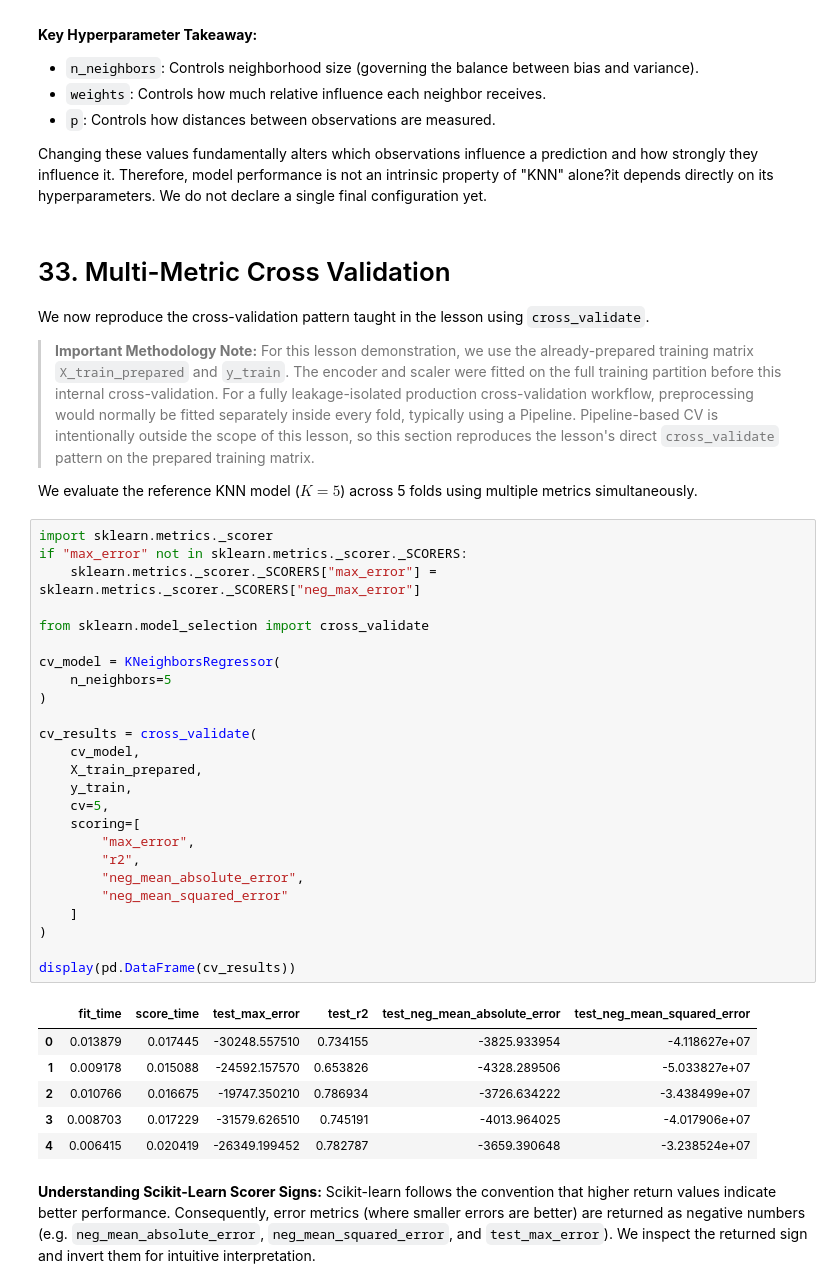
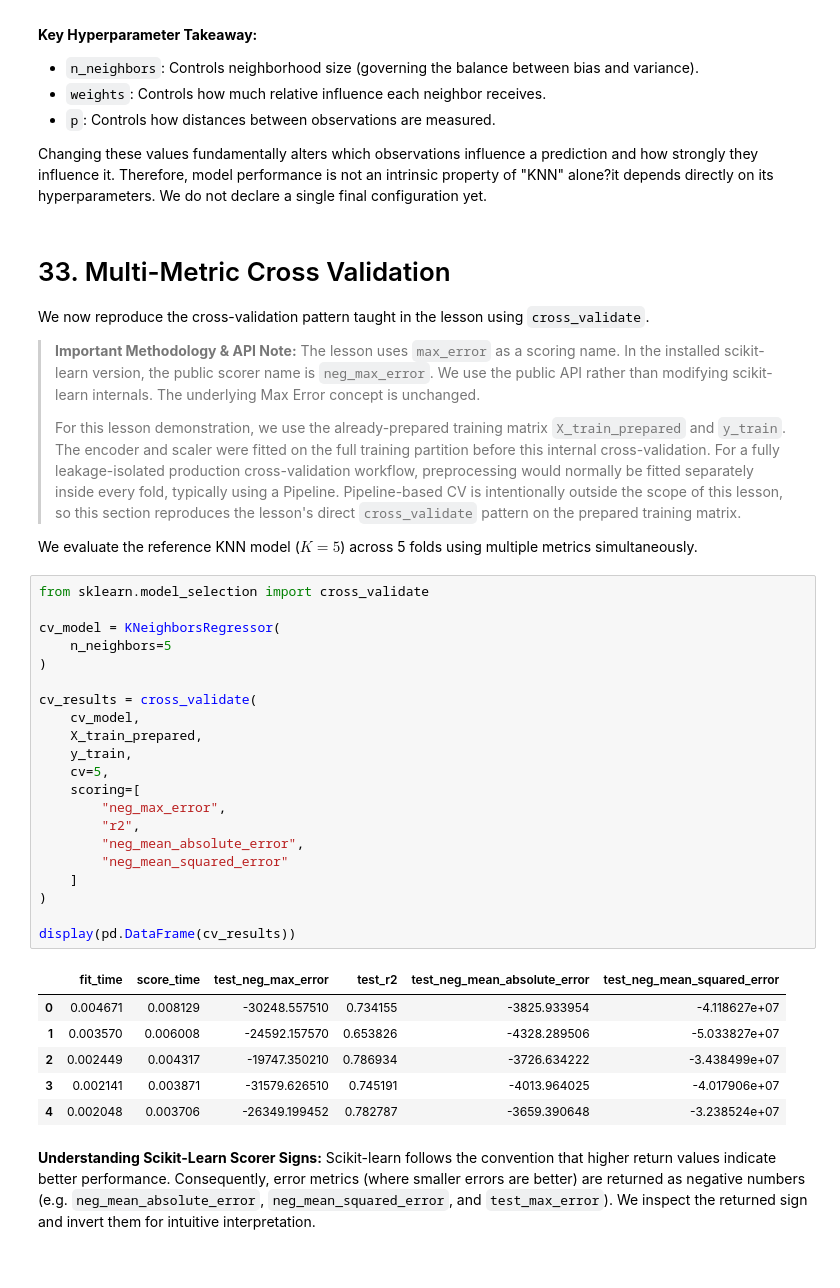
Before and after one commit to abed-dvp/insurance-model-performance-metrics, a Jupyter notebook: notebook.ipynb, the cells around one changed output. Cells and saved outputs as stored; diff of their text form.

```diff
--- a/notebook.ipynb
+++ b/notebook.ipynb
@@ -1228,44 +1227,42 @@ We do not declare a single final configuration yet.
 
 We now reproduce the cross-validation pattern taught in the lesson using `cross_validate`.
 
-> **Important Methodology Note:**
+> **Important Methodology & API Note:**
+> The lesson uses `max_error` as a scoring name. In the installed scikit-learn version, the public scorer name is `neg_max_error`. We use the public API rather than modifying scikit-learn internals. The underlying Max Error concept is unchanged.
+>
 > For this lesson demonstration, we use the already-prepared training matrix `X_train_prepared` and `y_train`.
 > The encoder and scaler were fitted on the full training partition before this internal cross-validation.
 > For a fully leakage-isolated production cross-validation workflow, preprocessing would normally be fitted separately inside every fold, typically using a Pipeline. Pipeline-based CV is intentionally outside the scope of this lesson, so this section reproduces the lesson's direct `cross_validate` pattern on the prepared training matrix.
 
 We evaluate the reference KNN model ($K=5$) across 5 folds using multiple metrics simultaneously.
 # %%
-import sklearn.metrics._scorer
-if "max_error" not in sklearn.metrics._scorer._SCORERS:
-    sklearn.metrics._scorer._SCORERS["max_error"] = sklearn.metrics._scorer._SCORERS["neg_max_error"]
-
 from sklearn.model_selection import cross_validate
 
 cv_model = KNeighborsRegressor(
     n_neighbors=5
 )
 
 cv_results = cross_validate(
     cv_model,
     X_train_prepared,
     y_train,
     cv=5,
     scoring=[
-        "max_error",
+        "neg_max_error",
         "r2",
         "neg_mean_absolute_error",
         "neg_mean_squared_error"
     ]
 )
 
 display(pd.DataFrame(cv_results))
 # %% [output]
-|  | fit_time | score_time | test_max_error | test_r2 | test_neg_mean_absolute_error | test_neg_mean_squared_error |
-| 0 | 0.013879 | 0.017445 | -30248.557510 | 0.734155 | -3825.933954 | -4.118627e+07 |
-| 1 | 0.009178 | 0.015088 | -24592.157570 | 0.653826 | -4328.289506 | -5.033827e+07 |
-| 2 | 0.010766 | 0.016675 | -19747.350210 | 0.786934 | -3726.634222 | -3.438499e+07 |
-| 3 | 0.008703 | 0.017229 | -31579.626510 | 0.745191 | -4013.964025 | -4.017906e+07 |
-| 4 | 0.006415 | 0.020419 | -26349.199452 | 0.782787 | -3659.390648 | -3.238524e+07 |
+|  | fit_time | score_time | test_neg_max_error | test_r2 | test_neg_mean_absolute_error | test_neg_mean_squared_error |
+| 0 | 0.004671 | 0.008129 | -30248.557510 | 0.734155 | -3825.933954 | -4.118627e+07 |
+| 1 | 0.003570 | 0.006008 | -24592.157570 | 0.653826 | -4328.289506 | -5.033827e+07 |
+| 2 | 0.002449 | 0.004317 | -19747.350210 | 0.786934 | -3726.634222 | -3.438499e+07 |
+| 3 | 0.002141 | 0.003871 | -31579.626510 | 0.745191 | -4013.964025 | -4.017906e+07 |
+| 4 | 0.002048 | 0.003706 | -26349.199452 | 0.782787 | -3659.390648 | -3.238524e+07 |
 # %% [markdown]
 **Understanding Scikit-Learn Scorer Signs:**
 Scikit-learn follows the convention that higher return values indicate better performance.
```
Also changed, not shown: parts of 37 cells of this notebook, 1 other file.
